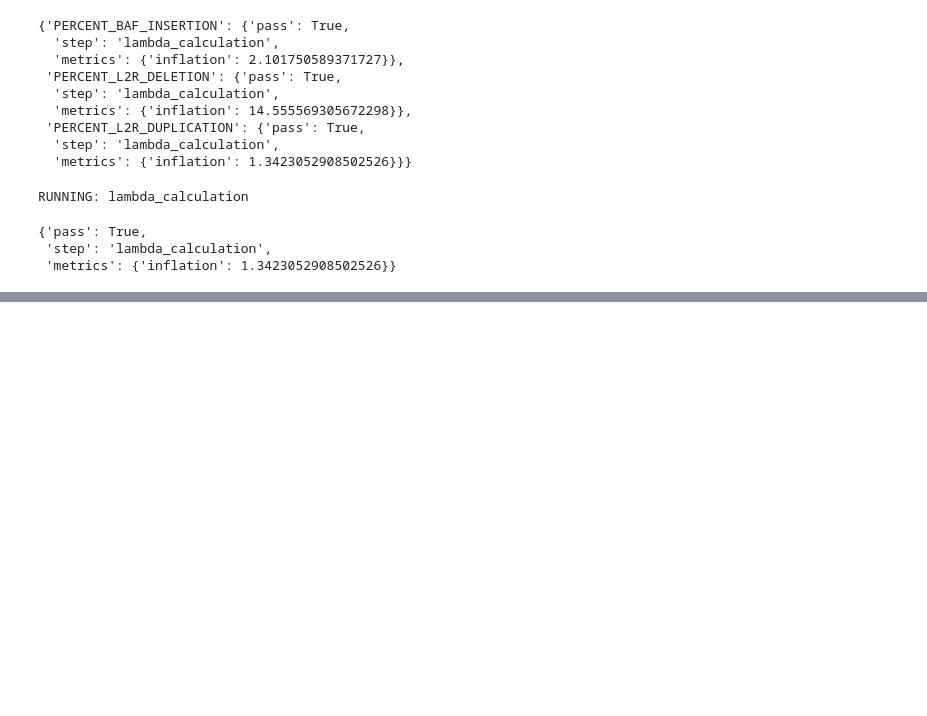
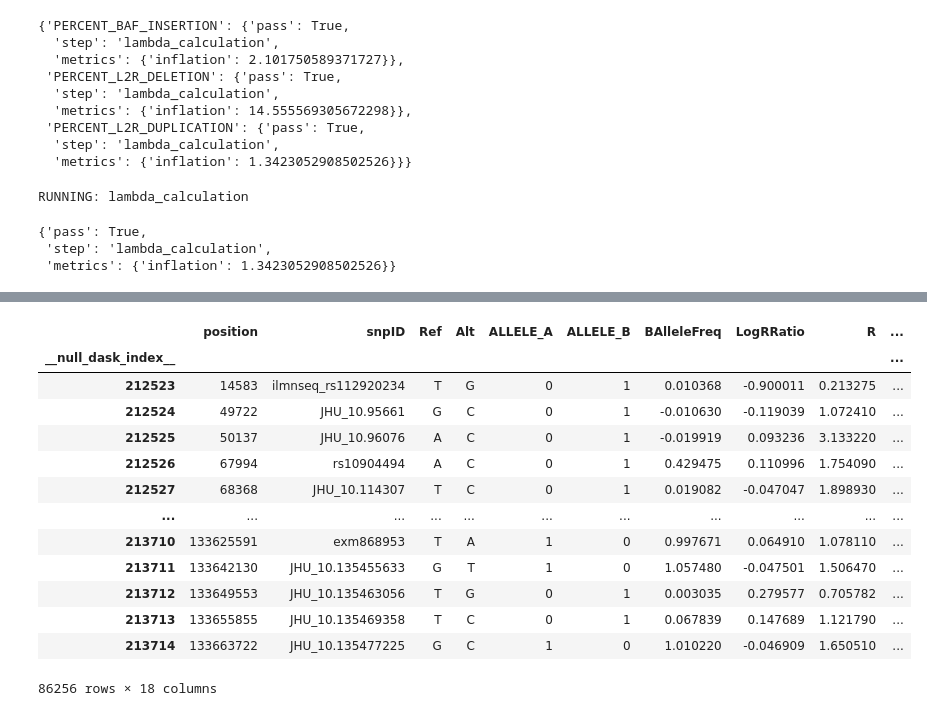
Before and after one commit to dvitale199/CNVs, a Jupyter notebook: GP2_CNVs.ipynb, the cells around one changed output, grey strips where cells are left out. Cells and saved outputs as stored; diff of their text form; code cells hidden in the pictures; blank space fills up the shorter version.

```diff
--- a/GP2_CNVs.ipynb
+++ b/GP2_CNVs.ipynb
@@ -856,0 +547,17 @@ f.close()
+# %%
+test_df
+# %% [output]
+|  | position | snpID | Ref | Alt | ALLELE_A | ALLELE_B | BAlleleFreq | LogRRatio | R | ... |
+| __null_dask_index__ |  |  |  |  |  |  |  |  |  | ... |
+| 212523 | 14583 | ilmnseq_rs112920234 | T | G | 0 | 1 | 0.010368 | -0.900011 | 0.213275 | ... |
+| 212524 | 49722 | JHU_10.95661 | G | C | 0 | 1 | -0.010630 | -0.119039 | 1.072410 | ... |
+| 212525 | 50137 | JHU_10.96076 | A | C | 0 | 1 | -0.019919 | 0.093236 | 3.133220 | ... |
+| 212526 | 67994 | rs10904494 | A | C | 0 | 1 | 0.429475 | 0.110996 | 1.754090 | ... |
+| 212527 | 68368 | JHU_10.114307 | T | C | 0 | 1 | 0.019082 | -0.047047 | 1.898930 | ... |
+| ... | ... | ... | ... | ... | ... | ... | ... | ... | ... | ... |
+| 213710 | 133625591 | exm868953 | T | A | 1 | 0 | 0.997671 | 0.064910 | 1.078110 | ... |
+| 213711 | 133642130 | JHU_10.135455633 | G | T | 1 | 0 | 1.057480 | -0.047501 | 1.506470 | ... |
+| 213712 | 133649553 | JHU_10.135463056 | T | G | 0 | 1 | 0.003035 | 0.279577 | 0.705782 | ... |
+| 213713 | 133655855 | JHU_10.135469358 | T | C | 0 | 1 | 0.067839 | 0.147689 | 1.121790 | ... |
+| 213714 | 133663722 | JHU_10.135477225 | G | C | 1 | 0 | 1.010220 | -0.046909 | 1.650510 | ... |
+86256 rows × 18 columns
```
Also changed, not shown: parts of 25 cells of this notebook, 1 other file.
